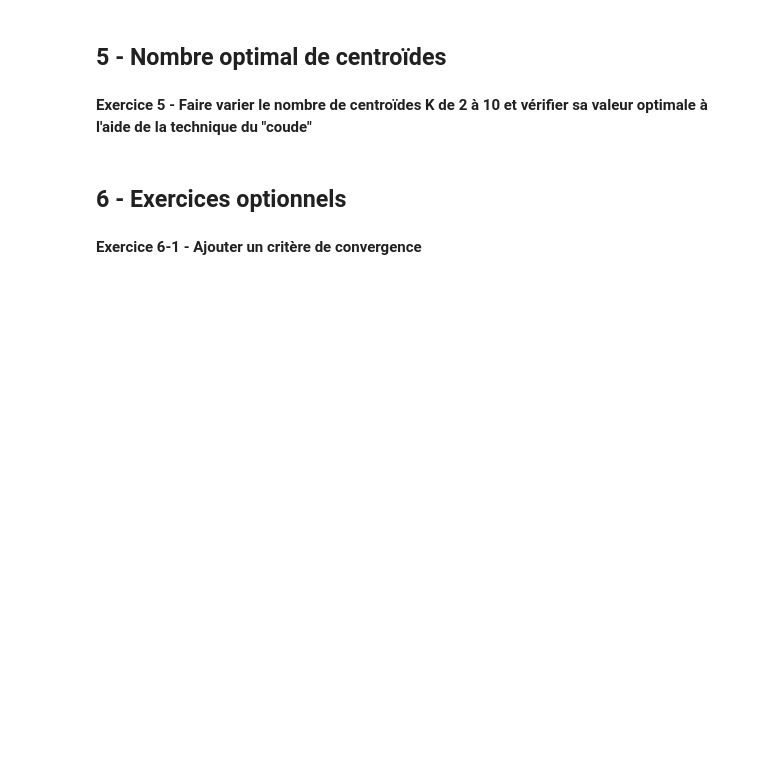
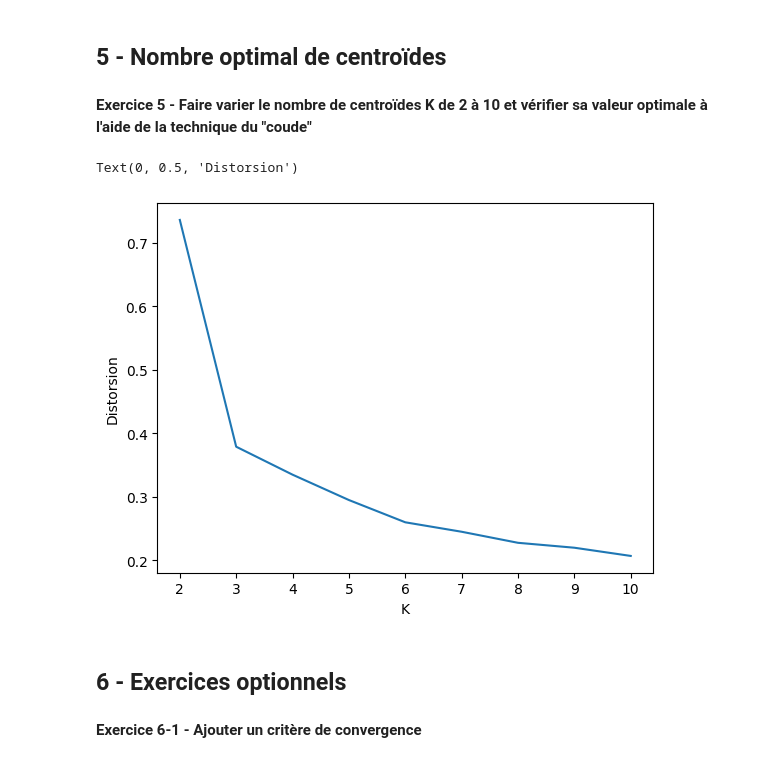
Before and after one commit to rennyatwork/420-a58-sf-gr-12060, a Jupyter notebook: nbs/01-02-partitionnement-k-moyennes/01-02-A1.ipynb, the cells around one changed output. Drawn from its saved outputs; the diff is of its cells as text; code cells hidden in the pictures; blank space fills up the shorter version.

```diff
--- a/nbs/01-02-partitionnement-k-moyennes/01-02-A1.ipynb
+++ b/nbs/01-02-partitionnement-k-moyennes/01-02-A1.ipynb
@@ -159,0 +158,7 @@ plt.scatter(centroids[:,0], centroids[:,1], c='r', marker="+", s=120)
+# %%
+# Compléter cette cellule ~ 2 lignes de code
+#centroids
+mu_c = centroids[c.squeeze().astype(int),:]
+distortion = np.sum(np.sqrt(np.sum((X - mu_c)**2, axis = 1))) / X.shape[0]
+
+distortion # Fonction de coût ||x||2  sqrt(dx1*2 + dx2*2 + ...) distance euclidiennes / norme / norme L2      |x|
@@ -172,6 +229,17 @@ plt.scatter(centroids[:,0], centroids[:,1], c='r', marker="+", s=120)
 **Exercice 5 - Faire varier le nombre de centroïdes K de 2 à 10 et vérifier sa valeur optimale à l'aide de la technique du "coude"**
 # %%
 # Compléter la cellule ~ 4-5 lignes de code
+J = []
+for k in range(2,10+1):
+    j, _ = kmeans(X, K=k)
+    J.append(j)
+# %%
+plt.plot(range(2,10+1), J)
+plt.xlabel('K')
+plt.ylabel('Distorsion')
+# %% [output]
+Text(0, 0.5, 'Distorsion')
+[figure, added]
 # %% [markdown]
 ## 6 - Exercices optionnels
 # %% [markdown]
```
Also changed, not shown: parts of 7 cells of this notebook.
